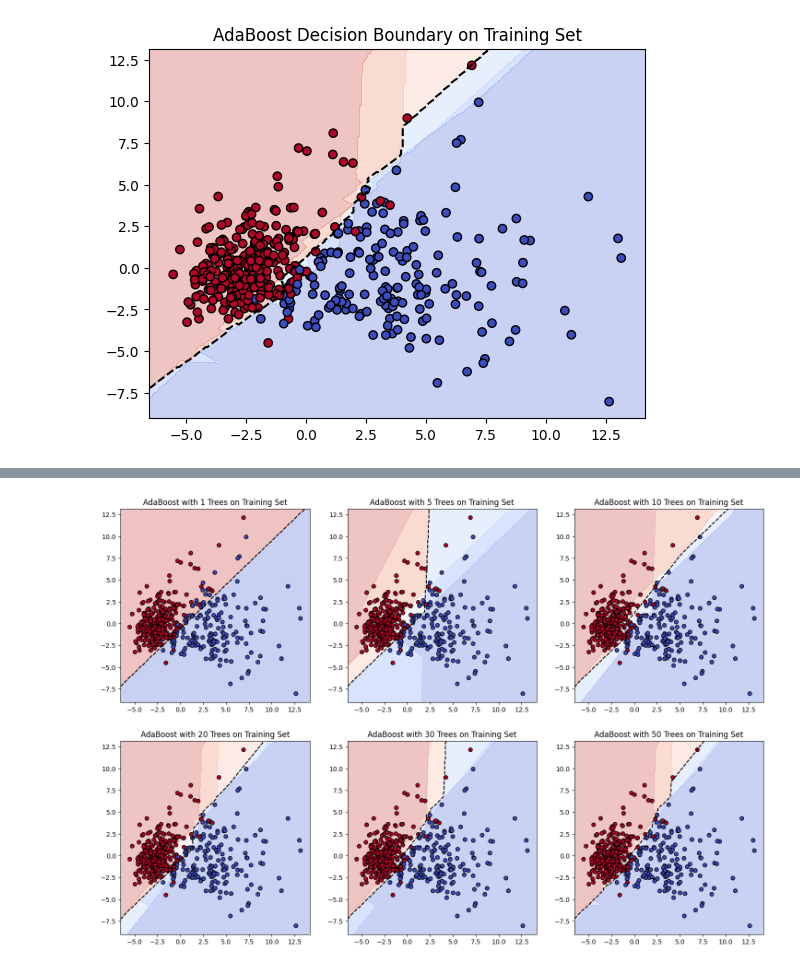
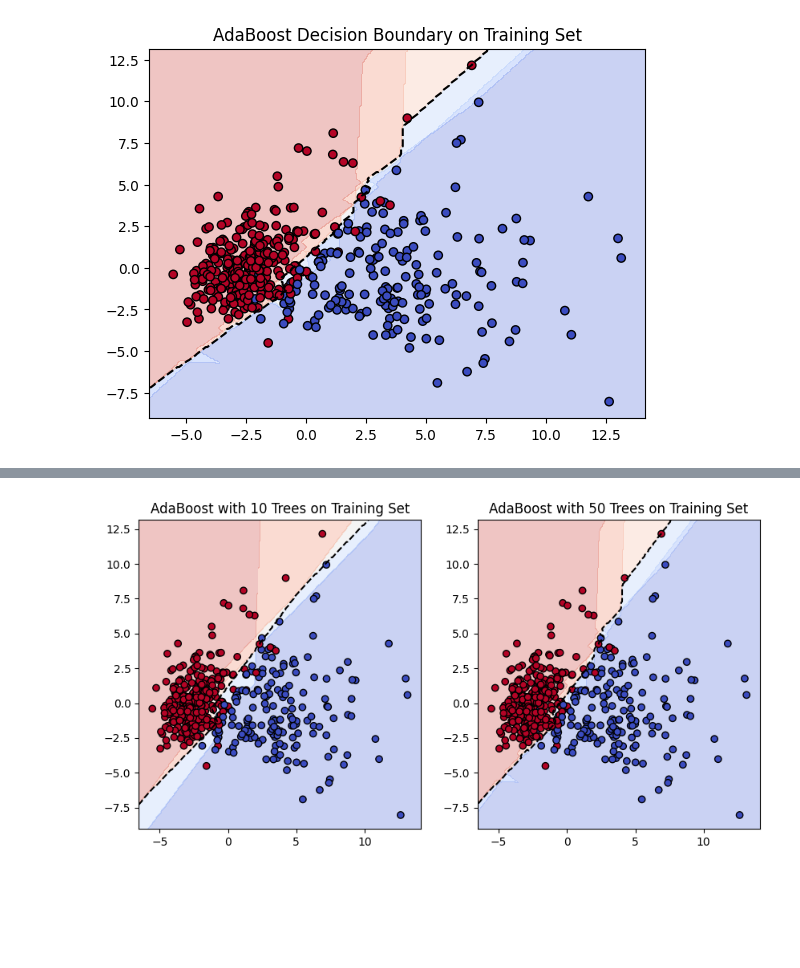
Before and after one commit to xinchengo/USTC-AI3002-25fall, a Jupyter notebook: LABs/LAB3/Ensemble_learning/code/visualize.ipynb, the cells around one changed output, grey strips where cells are left out. Cells and saved outputs as stored; diff of their text form; code cells hidden in the pictures; blank space fills up the shorter version.

```diff
--- a/LABs/LAB3/Ensemble_learning/code/visualize.ipynb
+++ b/LABs/LAB3/Ensemble_learning/code/visualize.ipynb
@@ -106,19 +108,20 @@ plot_decision_boundary_2D(
 # %%
 from submission import truncate_adaboost_model
 
-num_models = [1, 5, 10, 20, 30, 50]
-plt.subplots(2, 3, figsize=(18, 12))
+num_models = [10, 50]
+plt.subplots(1, 2, figsize=(10, 5))
 
 adaboost_model = joblib.load(adaboost_path)
 
 for i, n in enumerate(num_models):
-    plt.subplot(2, 3, i+1)
+    plt.subplot(1, 2, i+1)
     adaboost_truncated = truncate_adaboost_model(adaboost_model, n)
     plot_decision_boundary_2D(
         adaboost_truncated, X_train, y_train,
         method_name=f"AdaBoost with {n} Trees on Training Set"
     )
+plt.savefig("../../assets/adaboost_decision_boundaries.pdf", bbox_inches='tight')
 # %% [output]
-[figure, old version]
+[figure, new version]
 # %%
 from submission import truncate_gbdt_model
```
Also changed, not shown: parts of 8 cells of this notebook, 17 other files.
